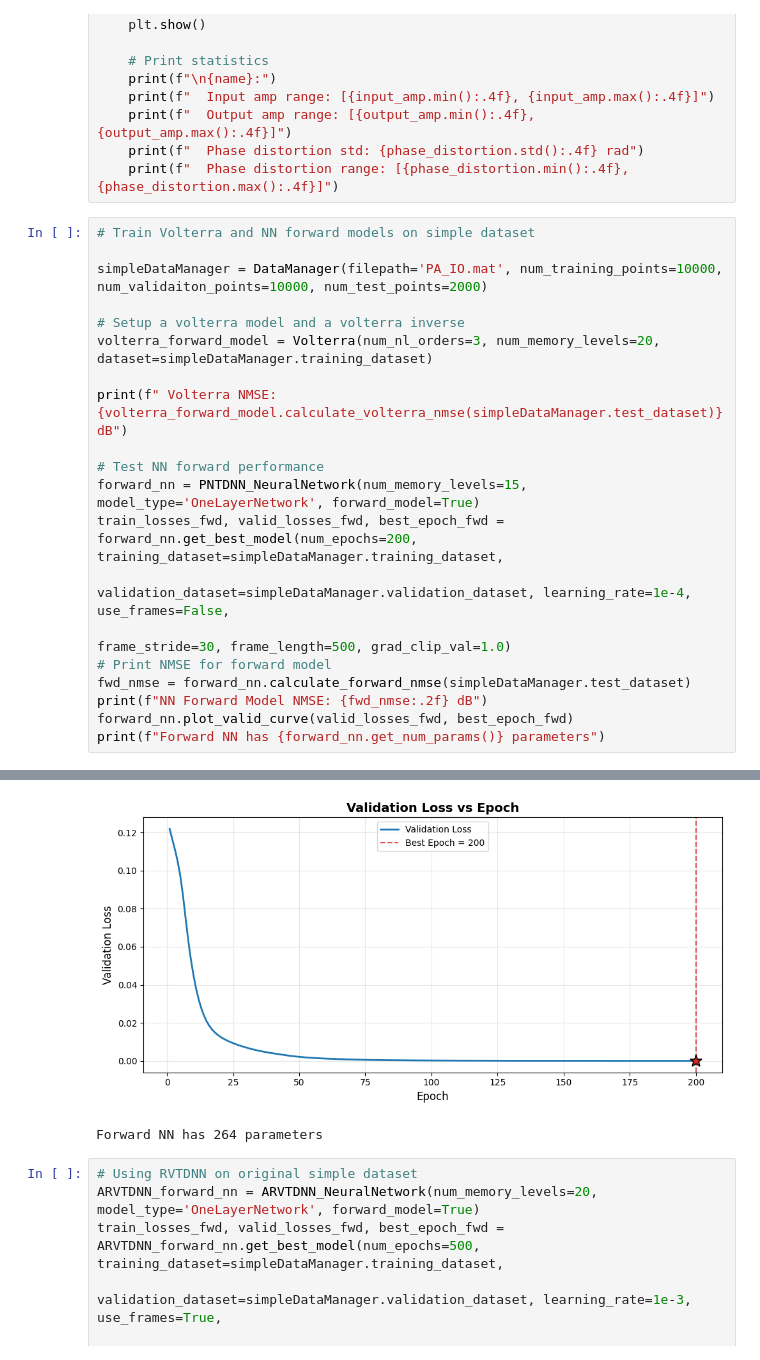
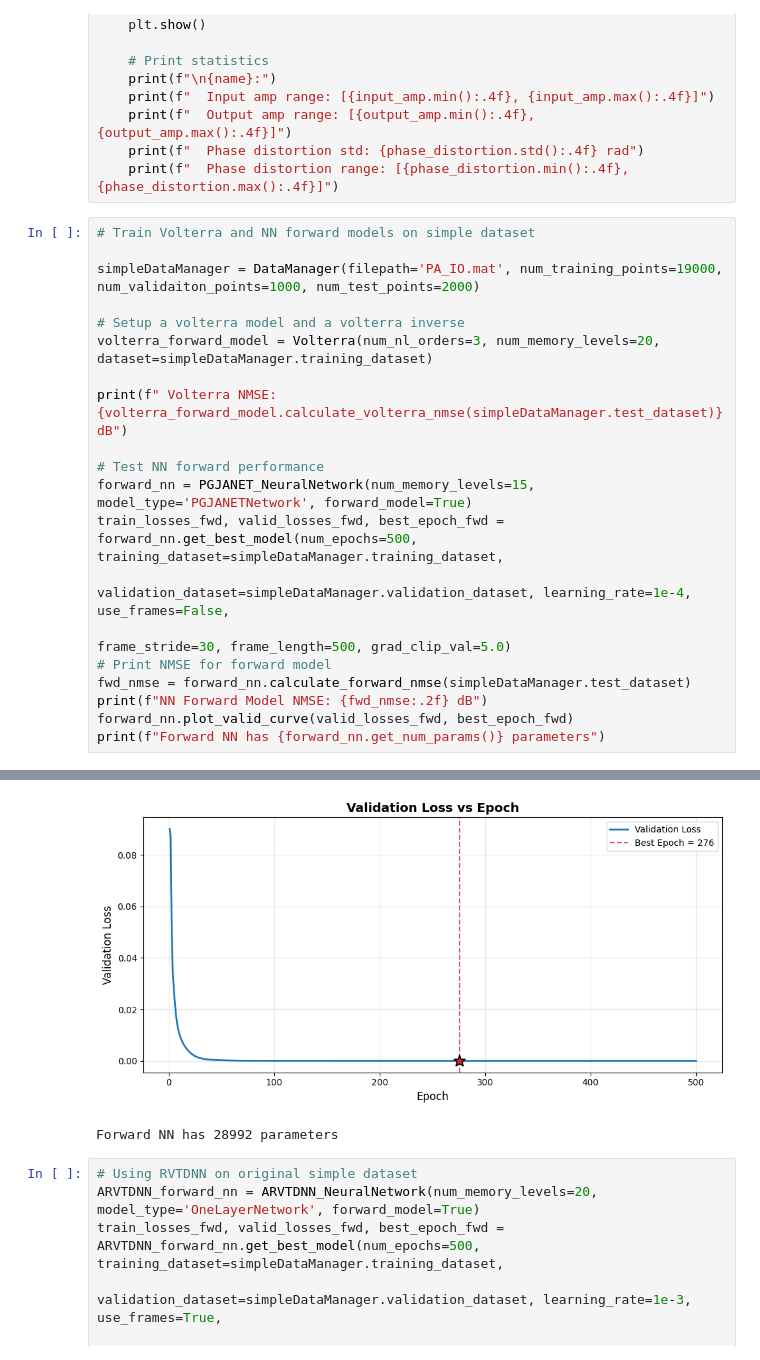
Before and after one commit to aquigney/sparseDPD, a Jupyter notebook: refactored_notebook.ipynb, the cells around one changed output, grey strips where cells are left out. Cells and saved outputs as stored; diff of their text form.

```diff
--- a/refactored_notebook.ipynb
+++ b/refactored_notebook.ipynb
@@ -109,7 +109,7 @@ for idx, (name, dataset) in enumerate(datasets.items()):
 # %%
 # Train Volterra and NN forward models on simple dataset
 
-simpleDataManager = DataManager(filepath='PA_IO.mat', num_training_points=10000, num_validaiton_points=10000, num_test_points=2000)
+simpleDataManager = DataManager(filepath='PA_IO.mat', num_training_points=19000, num_validaiton_points=1000, num_test_points=2000)
 
 # Setup a volterra model and a volterra inverse
 volterra_forward_model = Volterra(num_nl_orders=3, num_memory_levels=20, dataset=simpleDataManager.training_dataset)
@@ -117,10 +117,10 @@ volterra_forward_model = Volterra(num_nl_orders=3, num_memory_levels=20, dataset
 print(f" Volterra NMSE: {volterra_forward_model.calculate_volterra_nmse(simpleDataManager.test_dataset)} dB")
 
 # Test NN forward performance
-forward_nn = PNTDNN_NeuralNetwork(num_memory_levels=15, model_type='OneLayerNetwork', forward_model=True)
-train_losses_fwd, valid_losses_fwd, best_epoch_fwd = forward_nn.get_best_model(num_epochs=200, training_dataset=simpleDataManager.training_dataset,
+forward_nn = PGJANET_NeuralNetwork(num_memory_levels=15, model_type='PGJANETNetwork', forward_model=True)
+train_losses_fwd, valid_losses_fwd, best_epoch_fwd = forward_nn.get_best_model(num_epochs=500, training_dataset=simpleDataManager.training_dataset,
                                                                                validation_dataset=simpleDataManager.validation_dataset, learning_rate=1e-4, use_frames=False,
-                                                                               frame_stride=30, frame_length=500, grad_clip_val=1.0)
+                                                                               frame_stride=30, frame_length=500, grad_clip_val=5.0)
 # Print NMSE for forward model
 fwd_nmse = forward_nn.calculate_forward_nmse(simpleDataManager.test_dataset)
 print(f"NN Forward Model NMSE: {fwd_nmse:.2f} dB")
@@ -147,5 +147,5 @@ NN Forward Model NMSE: -32.98 dB
-[figure, old version]
+[figure, new version]
-Forward NN has 264 parameters
+Forward NN has 28992 parameters
 # %%
 # Using RVTDNN on original simple dataset
 ARVTDNN_forward_nn = ARVTDNN_NeuralNetwork(num_memory_levels=20, model_type='OneLayerNetwork', forward_model=True)
```
Also changed, not shown: parts of 3 cells of this notebook, 2 other files.
